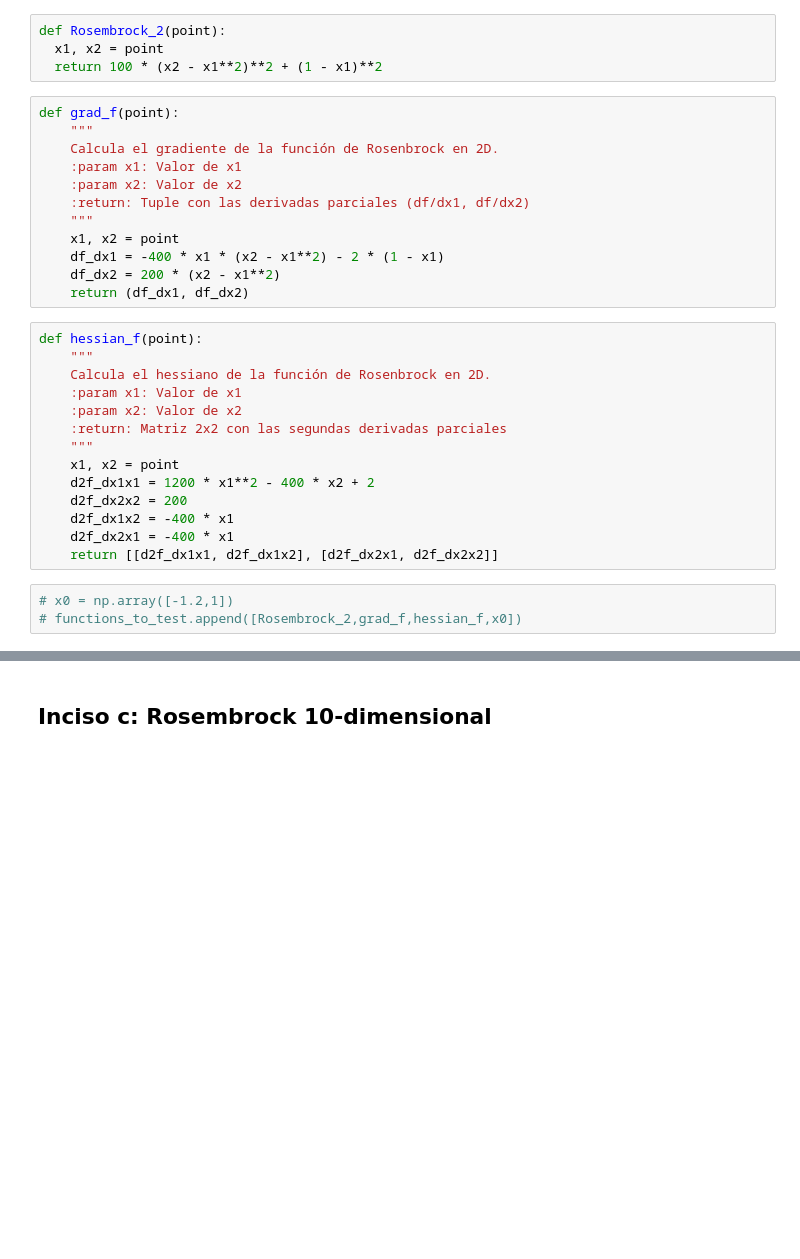
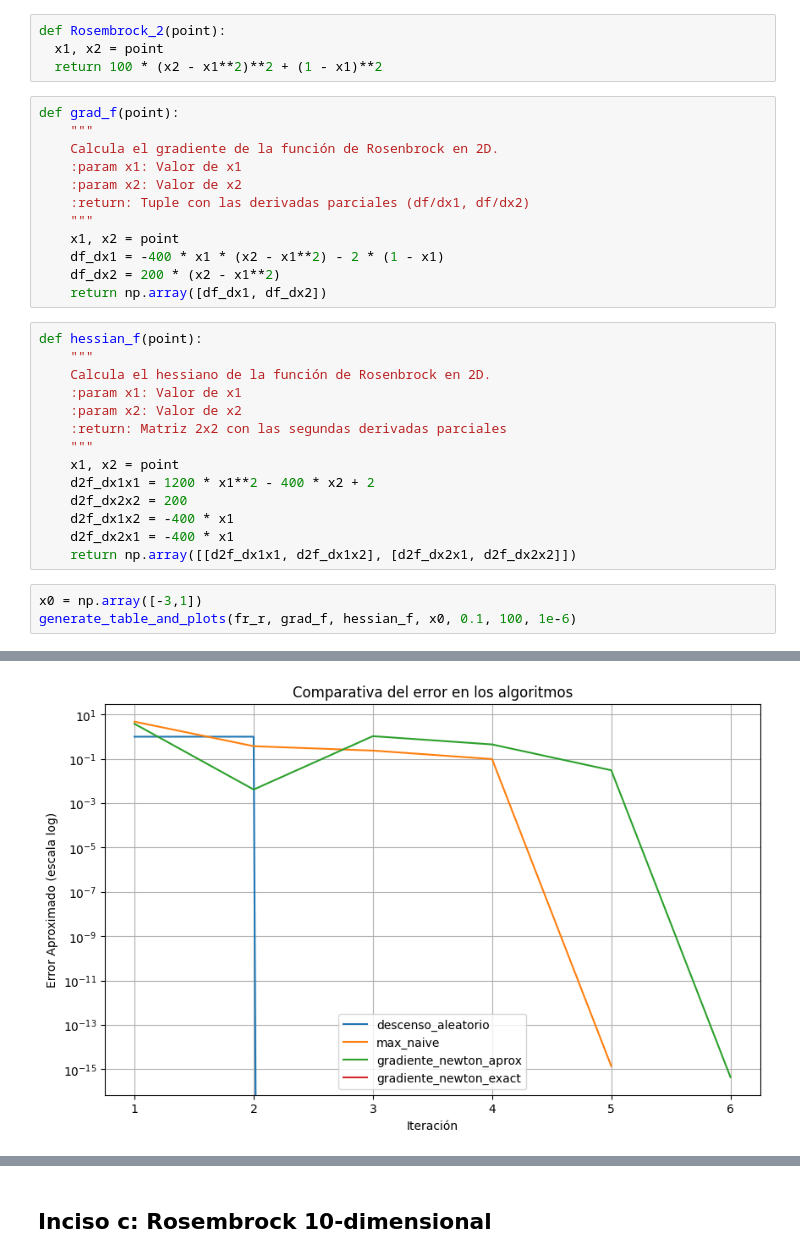
Before and after one commit to pabloozamora/UVG_Modsim_Lab_7, a Jupyter notebook: ejercicio5.ipynb, the cells around one changed output, grey strips where cells are left out. Saved outputs shown, nothing was run; the diff lists cells and outputs as text; blank space fills up the shorter version.

```diff
--- a/ejercicio5.ipynb
+++ b/ejercicio5.ipynb
@@ -74,7 +75,7 @@ def grad_f(point):
     x1, x2 = point
     df_dx1 = -400 * x1 * (x2 - x1**2) - 2 * (1 - x1)
     df_dx2 = 200 * (x2 - x1**2)
-    return (df_dx1, df_dx2)
+    return np.array([df_dx1, df_dx2])
 # %%
 def hessian_f(point):
     """
@@ -88,7 +89,8 @@ def hessian_f(point):
     d2f_dx2x2 = 200
     d2f_dx1x2 = -400 * x1
     d2f_dx2x1 = -400 * x1
-    return [[d2f_dx1x1, d2f_dx1x2], [d2f_dx2x1, d2f_dx2x2]]
+    return np.array([[d2f_dx1x1, d2f_dx1x2], [d2f_dx2x1, d2f_dx2x2]])
-# %%
-# x0 = np.array([-1.2,1])
-# functions_to_test.append([Rosembrock_2,grad_f,hessian_f,x0])
+# %%
+x0 = np.array([-3,1])
+generate_table_and_plots(fr_r, grad_f, hessian_f, x0, 0.1, 100, 1e-6)
+# %% [output]
@@ -94,0 +114 @@ def hessian_f(point):
+[figure, added]
```
Also changed, not shown: parts of 4 cells of this notebook, 1 other file.
